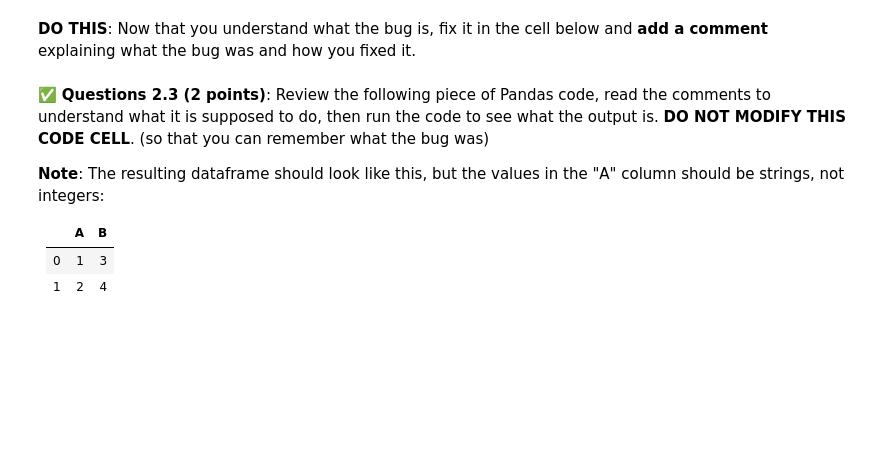
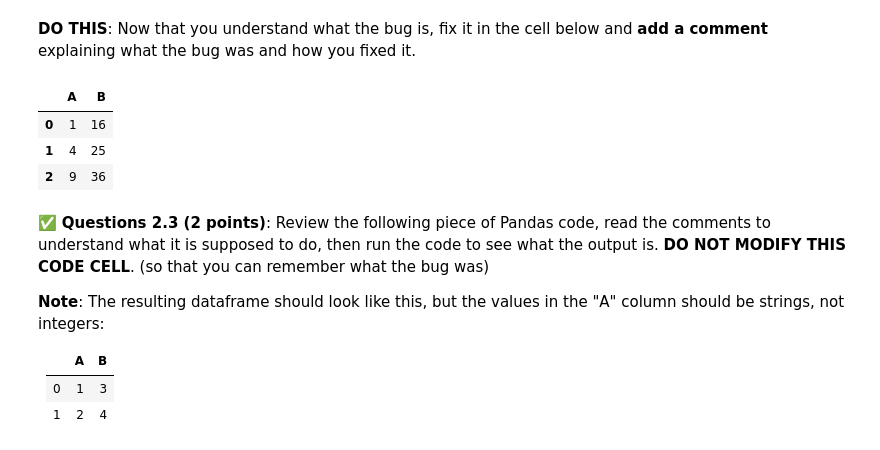
Before and after one commit to barry-huu/CMSE202-s24-turnin, a Jupyter notebook: hw-01/HW-01_GitPracticeDebuggingPythonPackagesAndClasses-STUDENT.ipynb, the cells around one changed output. Saved outputs shown, nothing was run; the diff lists cells and outputs as text; code cells hidden in the pictures; blank space fills up the shorter version.

```diff
--- a/hw-01/HW-01_GitPracticeDebuggingPythonPackagesAndClasses-STUDENT.ipynb
+++ b/hw-01/HW-01_GitPracticeDebuggingPythonPackagesAndClasses-STUDENT.ipynb
@@ -236,3 +253,15 @@ If you need to write any code to explore the nature of the bug, please do so in
+# %%
+# Put your non-buggy code here
+def square(x):
+  return x * x
+df = pd.DataFrame({'A': [1, 2, 3], 'B': [4, 5, 6]})
+new_df = square(df) #the square func?tion takes an argument inside the ()
+new_df
+# %% [output]
+|  | A | B |
+| 0 | 1 | 16 |
+| 1 | 4 | 25 |
+| 2 | 9 | 36 |
 # %% [markdown]
 &#9989; **Questions 2.3 (2 points)**: Review the following piece of Pandas code, read the comments to understand what it is supposed to do, then run the code to see what the output is. **DO NOT MODIFY THIS CODE CELL**. (so that you can remember what the bug was)
 
```
Also changed, not shown: parts of 16 cells of this notebook.
